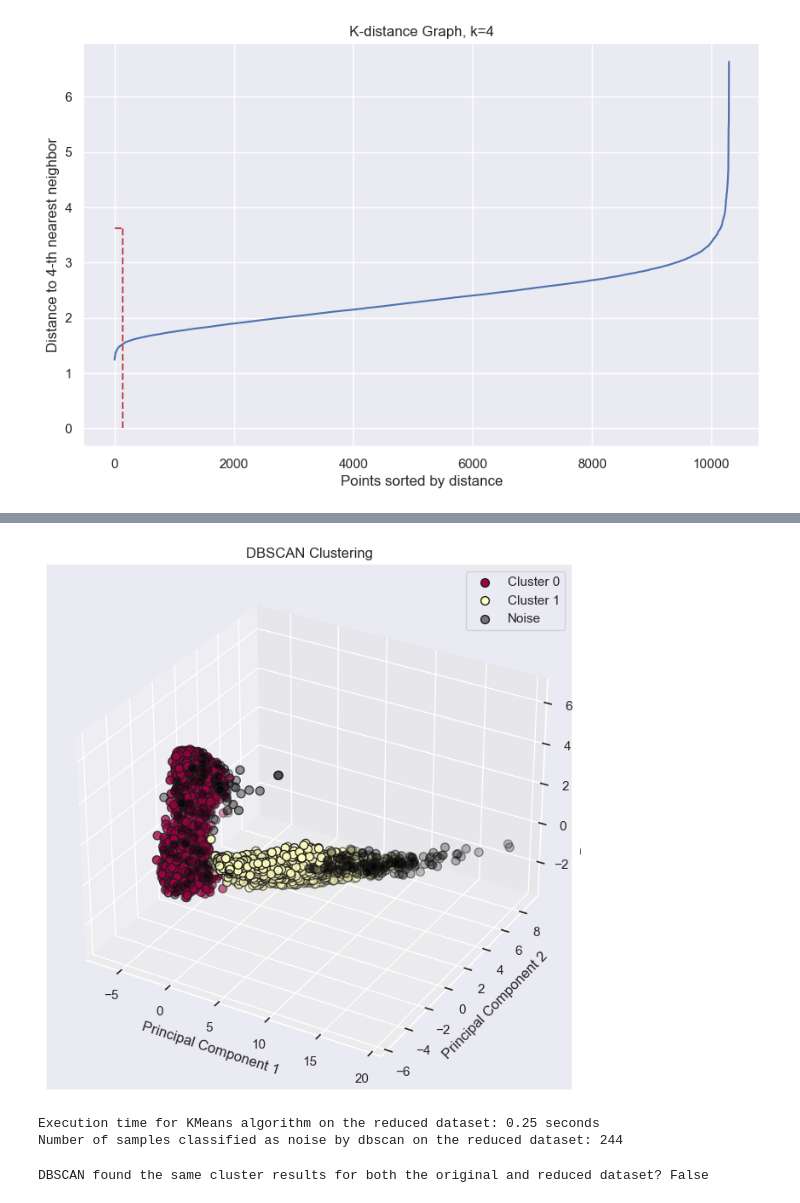
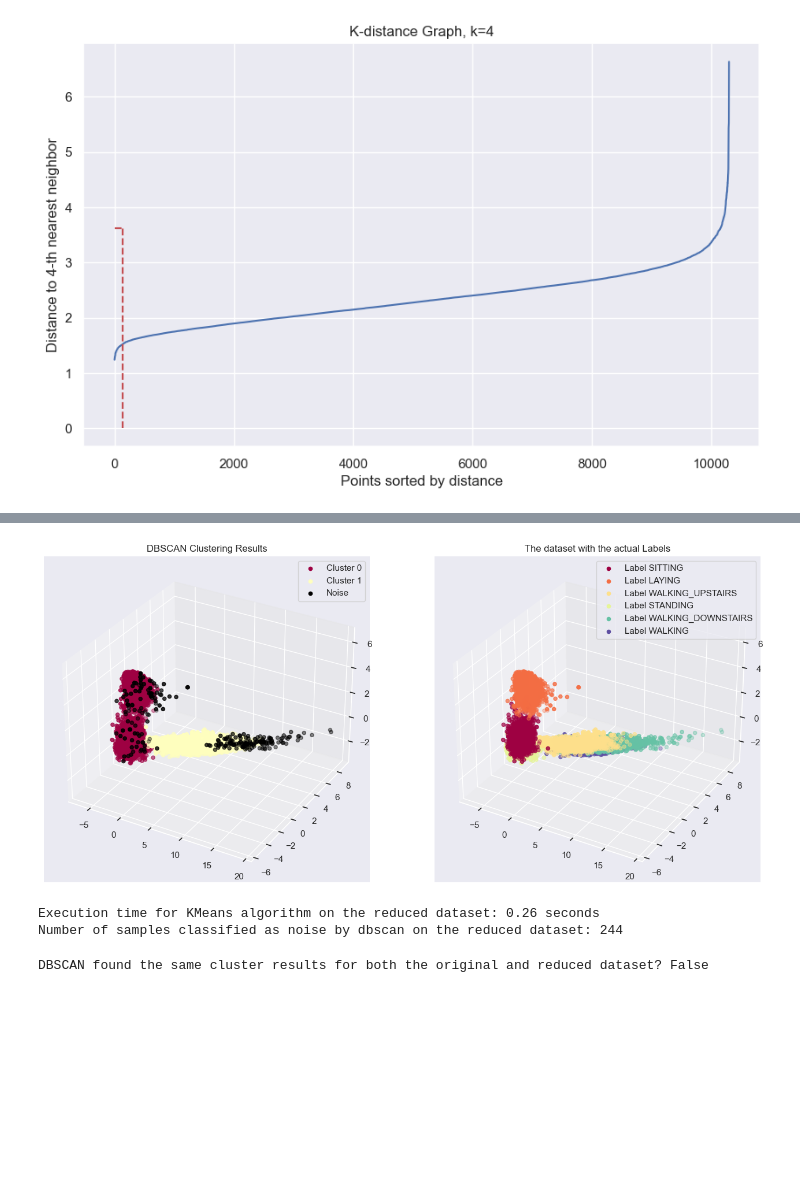
Before and after one commit to abdulaihalidu/Abo-Akademi-Machine-Learning, a Jupyter notebook: Clustering Human Activities/Human activity clustering.ipynb, the cells around one changed output, grey strips where cells are left out. Drawn from its saved outputs; the diff is of its cells as text; code cells hidden in the pictures; blank space fills up the shorter version.

```diff
--- a/Clustering Human Activities/Human activity clustering.ipynb
+++ b/Clustering Human Activities/Human activity clustering.ipynb
@@ -672,15 +715,16 @@ Best score: 0.4745749378873427, Best params: {'eps': 3.623512849080367, 'min_sam
 EPS_RD = best_params_rd["eps"]
 MIN_SAMPLES_RD = best_params_rd["min_samples"]
 # %%
-dbscan_labels_rd, dbscan_model_rd, execution_time_dbscan_reduced_dataset, noise_samples_cnt = perform_dbscan_and_visualize_with_pca(
+dbscan_labels_rd, dbscan_model_rd, execution_time_dbscan_reduced_dataset, noise_samples_cnt = visualize_dbscan(
                                                                                                                     reduced_dim_combined_dataset,
+                                                                                                                    train_test_labels,
                                                                                                                 eps=EPS_RD, min_samples=MIN_SAMPLES_RD)
 
 print(f"Execution time for KMeans algorithm on the reduced dataset: {execution_time_dbscan_reduced_dataset:.2f} seconds")
 print(f"Number of samples classified as noise by dbscan on the reduced dataset: {noise_samples_cnt}")
 # %% [output]
-[figure, old version]
+[figure, new version]
-Execution time for KMeans algorithm on the reduced dataset: 0.25 seconds
+Execution time for KMeans algorithm on the reduced dataset: 0.26 seconds
 Number of samples classified as noise by dbscan on the reduced dataset: 244
 # %%
 print(f"DBSCAN found the same cluster results for both the original and reduced dataset? {np.array_equal(dbscan_labels,dbscan_labels_rd)}")
```
Also changed, not shown: parts of 11 cells of this notebook, 1 other file.
